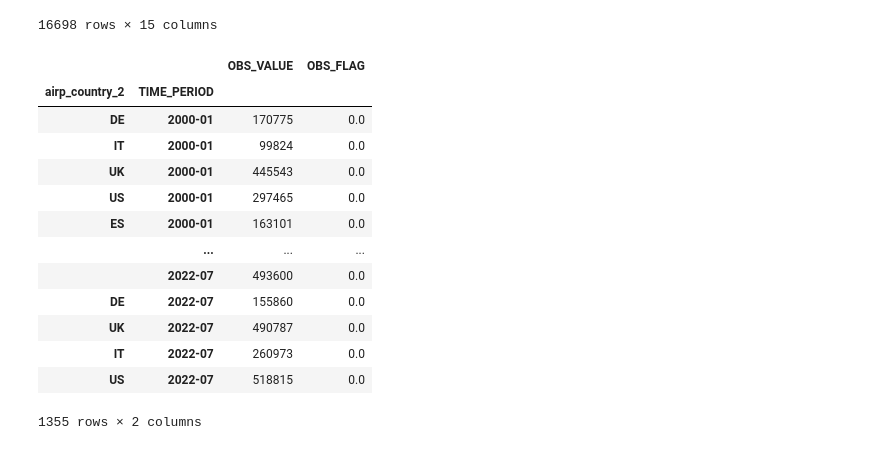
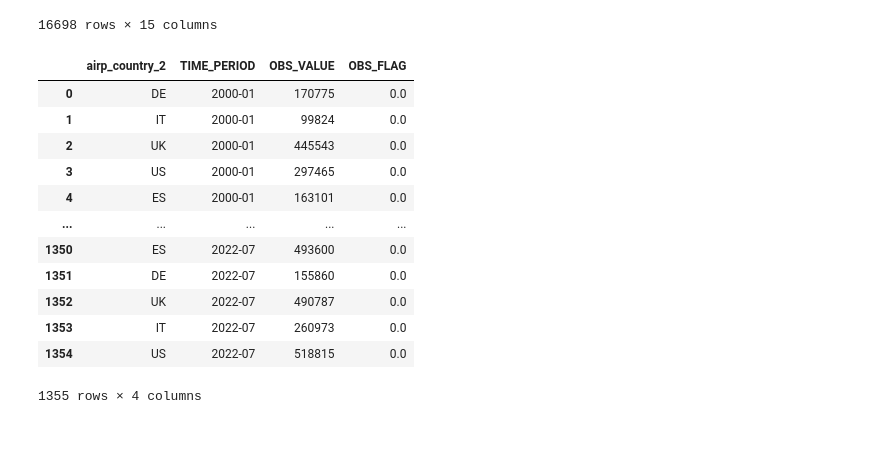
Before and after one commit to allanguzmanf/TIL6022-Project, a Jupyter notebook: Code.ipynb, the cells around one changed output. Drawn from its saved outputs; the diff is of its cells as text; code cells hidden in the pictures.

Commit message:
new plot

```diff
--- a/Code.ipynb
+++ b/Code.ipynb
@@ -38,20 +49,21 @@ top_passengers
 # %%
 to_plot = top_passengers.groupby(['airp_country_2','TIME_PERIOD']).sum('OBS_VALUE').sort_values(by= 'TIME_PERIOD', ascending= True)
 
+
+to_plot = to_plot.reset_index()
 to_plot
 #to_plot.reset_index().plot(x = 'TIME_PERIOD', y = 'OBS_VALUE')
 # %% [output]
-|  |  | OBS_VALUE | OBS_FLAG |
-| airp_country_2 | TIME_PERIOD |  |  |
-| DE | 2000-01 | 170775 | 0.0 |
-| IT | 2000-01 | 99824 | 0.0 |
-| UK | 2000-01 | 445543 | 0.0 |
-| US | 2000-01 | 297465 | 0.0 |
-| ES | 2000-01 | 163101 | 0.0 |
-|  | ... | ... | ... |
-|  | 2022-07 | 493600 | 0.0 |
-| DE | 2022-07 | 155860 | 0.0 |
-| UK | 2022-07 | 490787 | 0.0 |
-| IT | 2022-07 | 260973 | 0.0 |
-| US | 2022-07 | 518815 | 0.0 |
+|  | airp_country_2 | TIME_PERIOD | OBS_VALUE | OBS_FLAG |
+| 0 | DE | 2000-01 | 170775 | 0.0 |
+| 1 | IT | 2000-01 | 99824 | 0.0 |
+| 2 | UK | 2000-01 | 445543 | 0.0 |
+| 3 | US | 2000-01 | 297465 | 0.0 |
+| 4 | ES | 2000-01 | 163101 | 0.0 |
+| ... | ... | ... | ... | ... |
+| 1350 | ES | 2022-07 | 493600 | 0.0 |
+| 1351 | DE | 2022-07 | 155860 | 0.0 |
+| 1352 | UK | 2022-07 | 490787 | 0.0 |
+| 1353 | IT | 2022-07 | 260973 | 0.0 |
+| 1354 | US | 2022-07 | 518815 | 0.0 |
-1355 rows × 2 columns
+1355 rows × 4 columns
```
Also changed, not shown: parts of 3 cells of this notebook.
